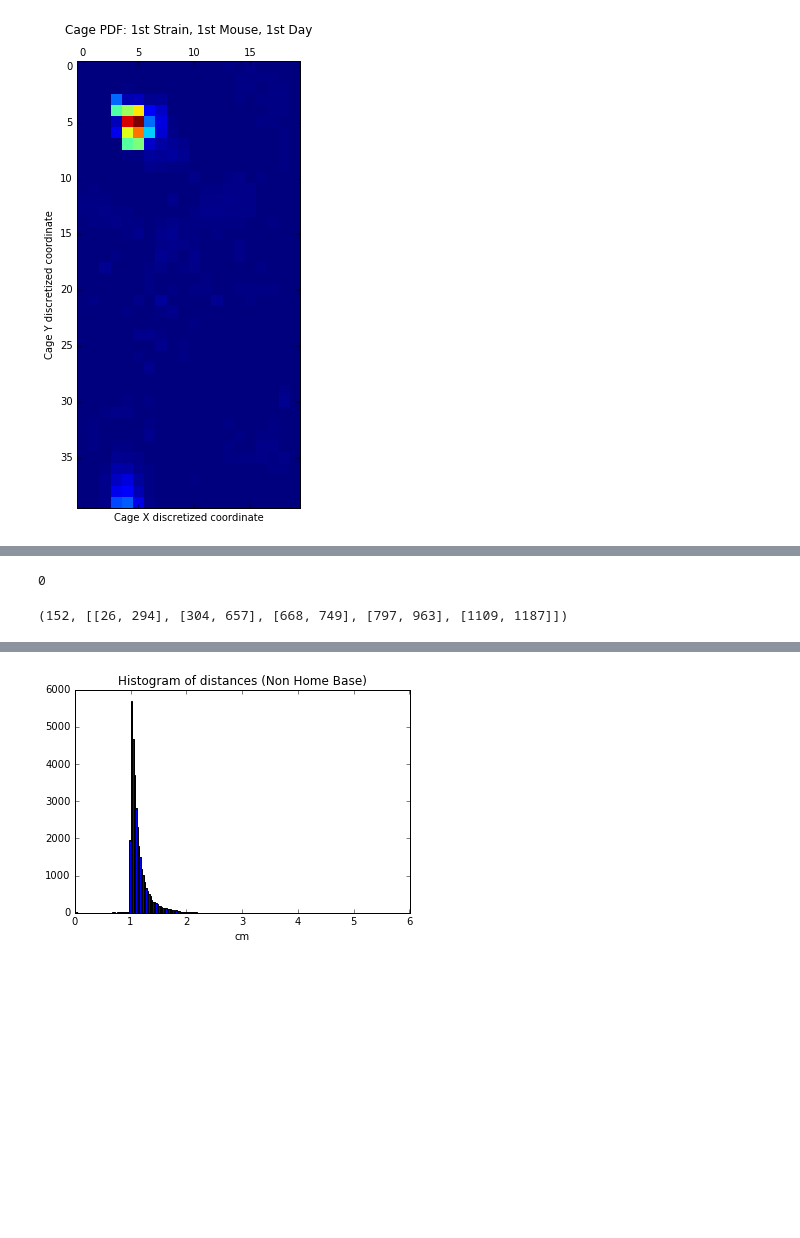
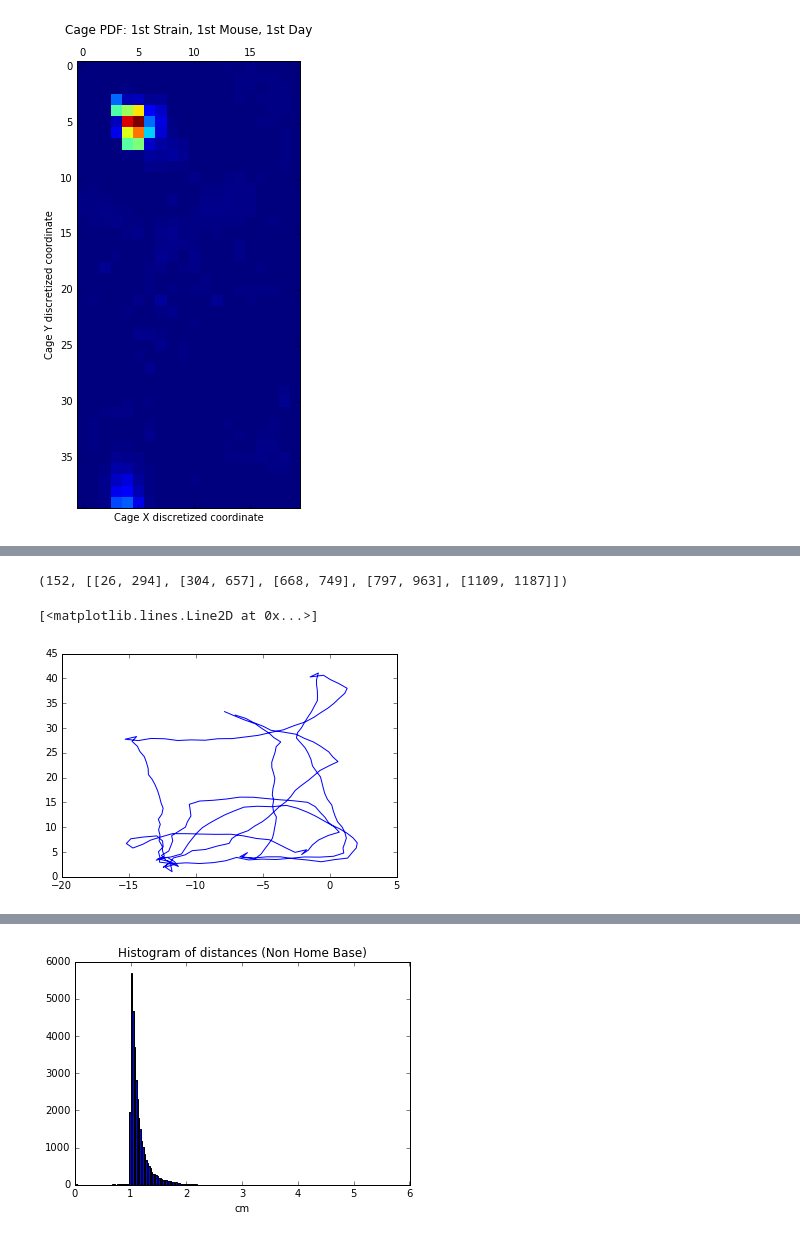
Before and after one commit to togawa28/mousestyles, a Jupyter notebook: mousestyles/Tomo_explore_path.ipynb, the cells around one changed output, grey strips where cells are left out. Saved outputs shown, nothing was run; the diff lists cells and outputs as text; code cells hidden in the pictures; blank space fills up the shorter version.

Commit message:
minor changes on path exploration

```diff
--- a/mousestyles/Tomo_explore_path.ipynb
+++ b/mousestyles/Tomo_explore_path.ipynb
@@ -140,5 +76 @@ len(CT_HB), len(CT), len(CX), len(CY)
-# %%
-strat_ind[0]
-# %% [output]
-0
 # %%
@@ -149,7 +83,14 @@ start = [i for i in range(len(start_ind)) if start_ind[i]]
 end = [i+2 for i in range(len(end_ind)) if end_ind[i]]
 # %%
 path_info = [[start[i], end[i]] for i in range(len(start))]
-# %%
-len(path_info), path_info[:5]
-# %% [output]
-(152, [[26, 294], [304, 657], [668, 749], [797, 963], [1109, 1187]])
+# %%
+# the number of the path: 152
+len(path_info), path_info[:5]
+# %% [output]
+(152, [[26, 294], [304, 657], [668, 749], [797, 963], [1109, 1187]])
+# %%
+# first path plot
+plt.plot(CX[path_info[0][0]:path_info[0][1]], CY[path_info[0][0]:path_info[0][1]])
+# %% [output]
+[<matplotlib.lines.Line2D at 0x...>]
+[figure, added]
```
Also changed, not shown: parts of 6 cells of this notebook.
